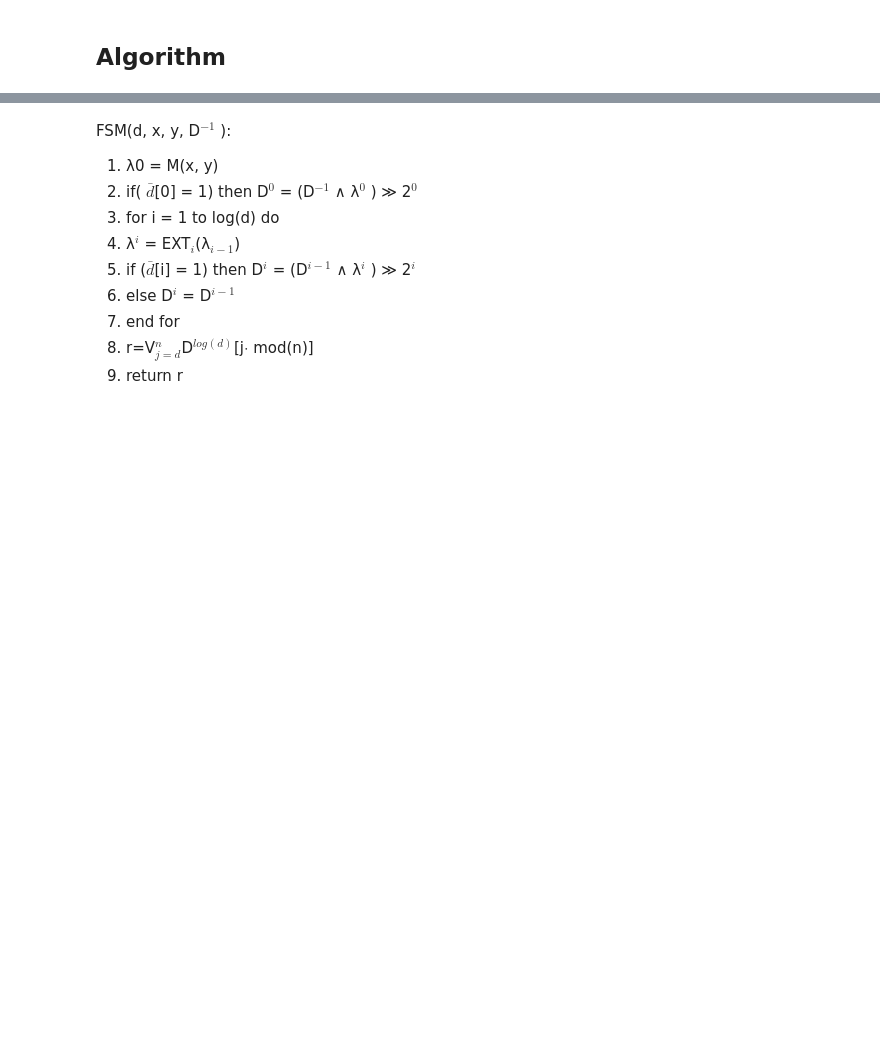
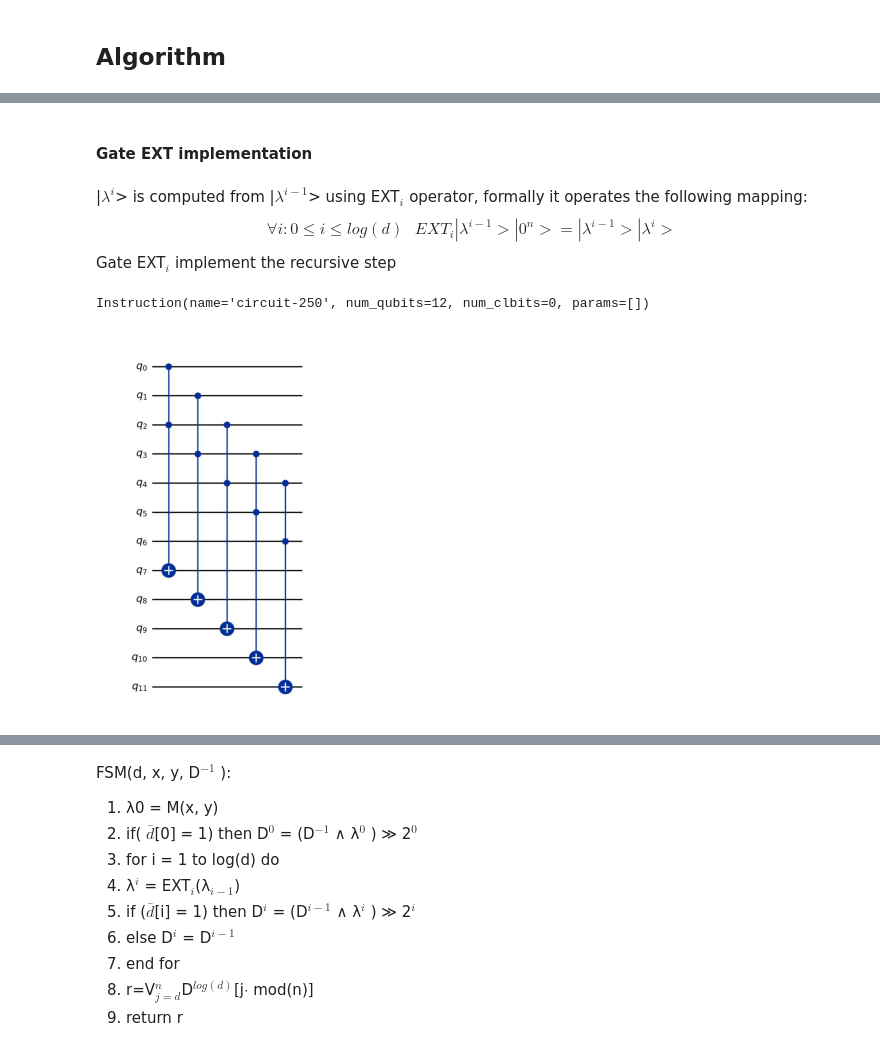
Before and after one commit to alexinho30/QuantumFixedMatching, a Jupyter notebook: QSC.ipynb, the cells around one changed output, grey strips where cells are left out. Cells and saved outputs as stored; diff of their text form; code cells hidden in the pictures; blank space fills up the shorter version.

```diff
--- a/QSC.ipynb
+++ b/QSC.ipynb
@@ -101,0 +181,26 @@ total number of required time-steps and it is the time complexity measure
+# %% [markdown]
+#### Gate EXT implementation
+# %% [markdown]
+|$\lambda^{i}$> is computed from |$\lambda^{i-1}$> using EXT$_i$ operator, formally it operates the following mapping:
+$$
+\forall i : 0\le i \le log(d) \ \ \ EXT_i|\lambda^{i-1}>|0^n>=|\lambda^{i-1}>|\lambda^{i}>
+$$
+Gate EXT$_i$ implement the recursive step
+# %%
+def EXT(n, i, draw):
+
+    qc = QuantumCircuit(2*n - 2**i)
+
+    for j in range(n -2**i):
+        qc.ccx(j, j + 2**i, j + n)
+
+    if(draw): draw_circuit(qc)
+    qc = qc.to_gate(label="EXT" + str(i))
+
+    return qc
+
+# calculating lamda^2 from lamda^1 where n = 8
+EXT(7, 1, True)
+# %% [output]
+Instruction(name='circuit-250', num_qubits=12, num_clbits=0, params=[])
+[figure, added]
```
Also changed, not shown: parts of 23 cells of this notebook.
